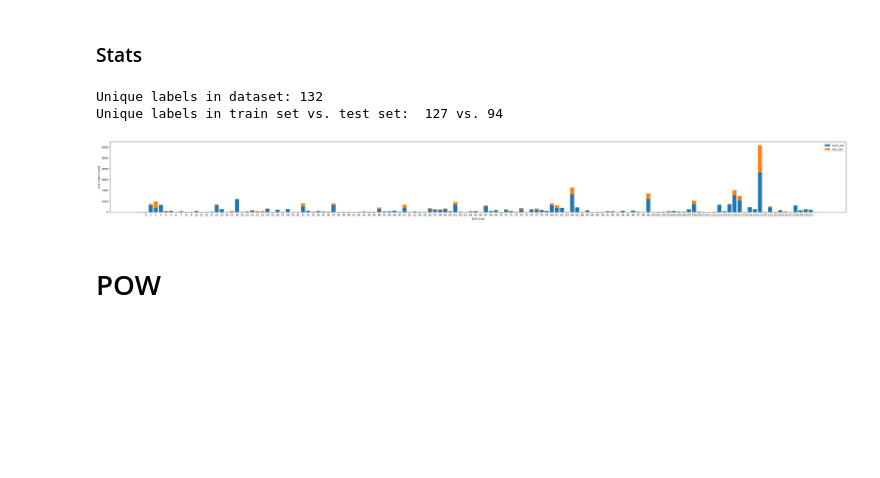
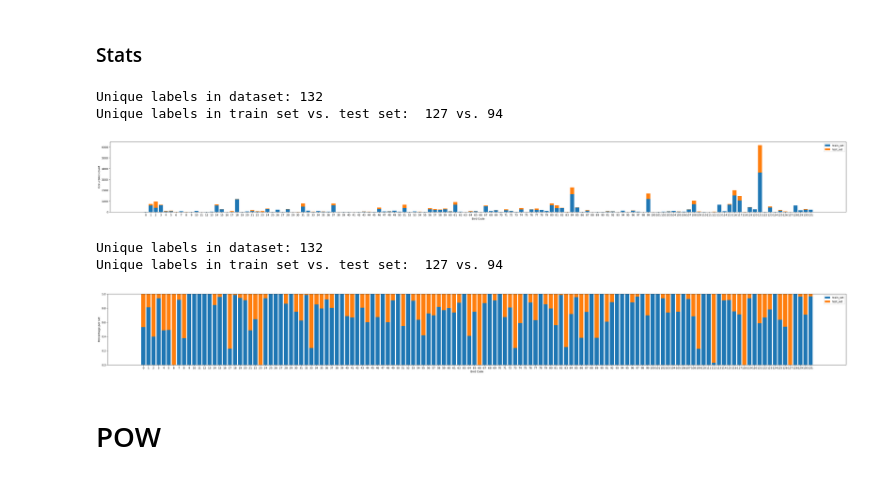
Before and after one commit to DBD-research-group/BirdSet, a Jupyter notebook: notebooks/playground/split_test_5s_data.ipynb, the cells around one changed output. Saved outputs shown, nothing was run; the diff lists cells and outputs as text; code cells hidden in the pictures; blank space fills up the shorter version.

```diff
--- a/notebooks/playground/split_test_5s_data.ipynb
+++ b/notebooks/playground/split_test_5s_data.ipynb
@@ -625,10 +637,14 @@ CommitInfo(commit_url='https://huggingface.co/datasets/DBD-research-group/sounds
 ### Stats
 # %%
 show_multilabel_stats(per_test_5s_dataset_dict, 50)
+show_multilabel_percentages(per_test_5s_dataset_dict, 50)
 # %% [output]
 Unique labels in dataset: 132
 Unique labels in train set vs. test set:  127 vs. 94
 [figure]
+Unique labels in dataset: 132
+Unique labels in train set vs. test set:  127 vs. 94
+[figure, added]
 # %% [markdown]
 # POW
 # %%
```
Also changed, not shown: parts of 7 cells of this notebook.
